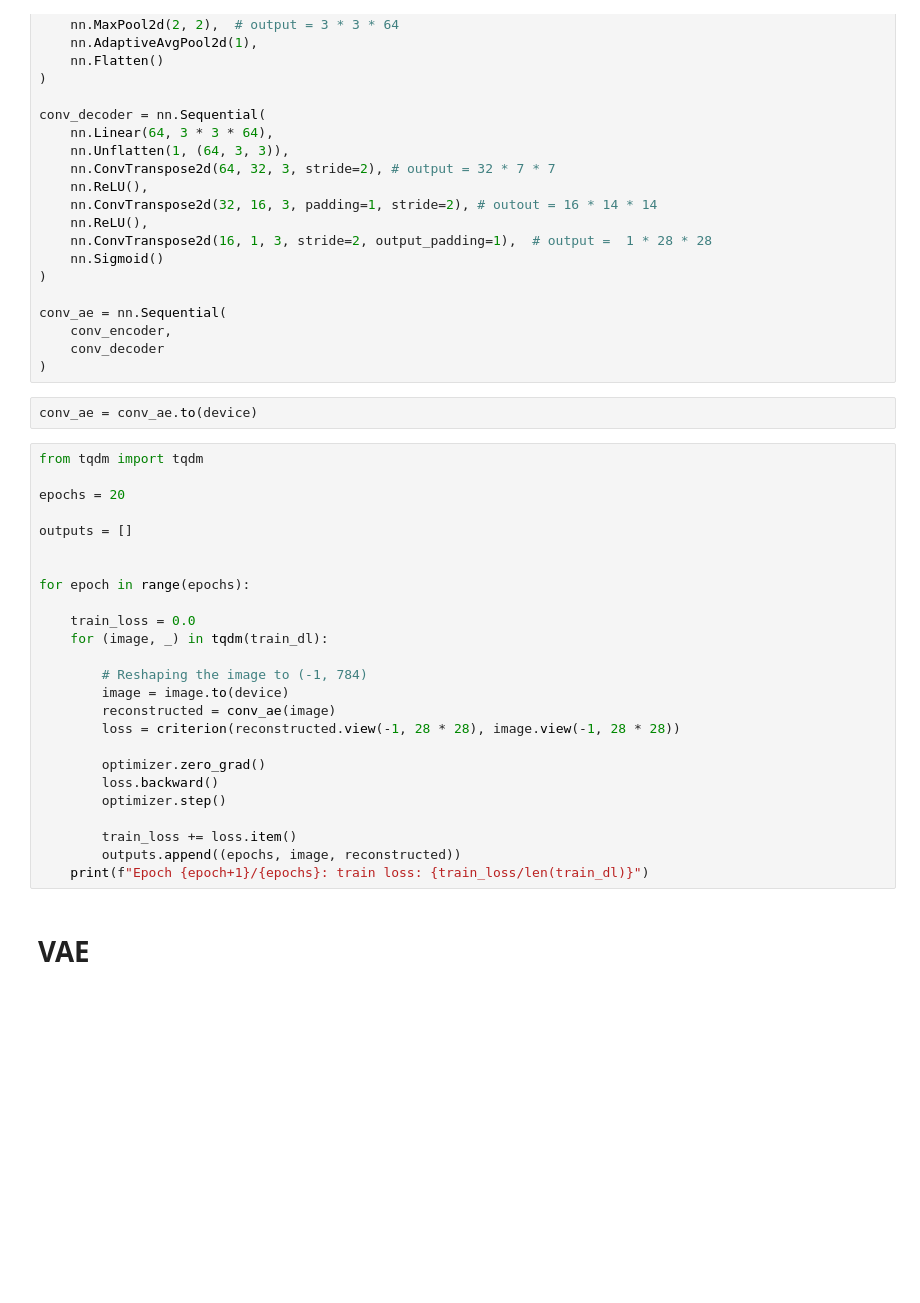
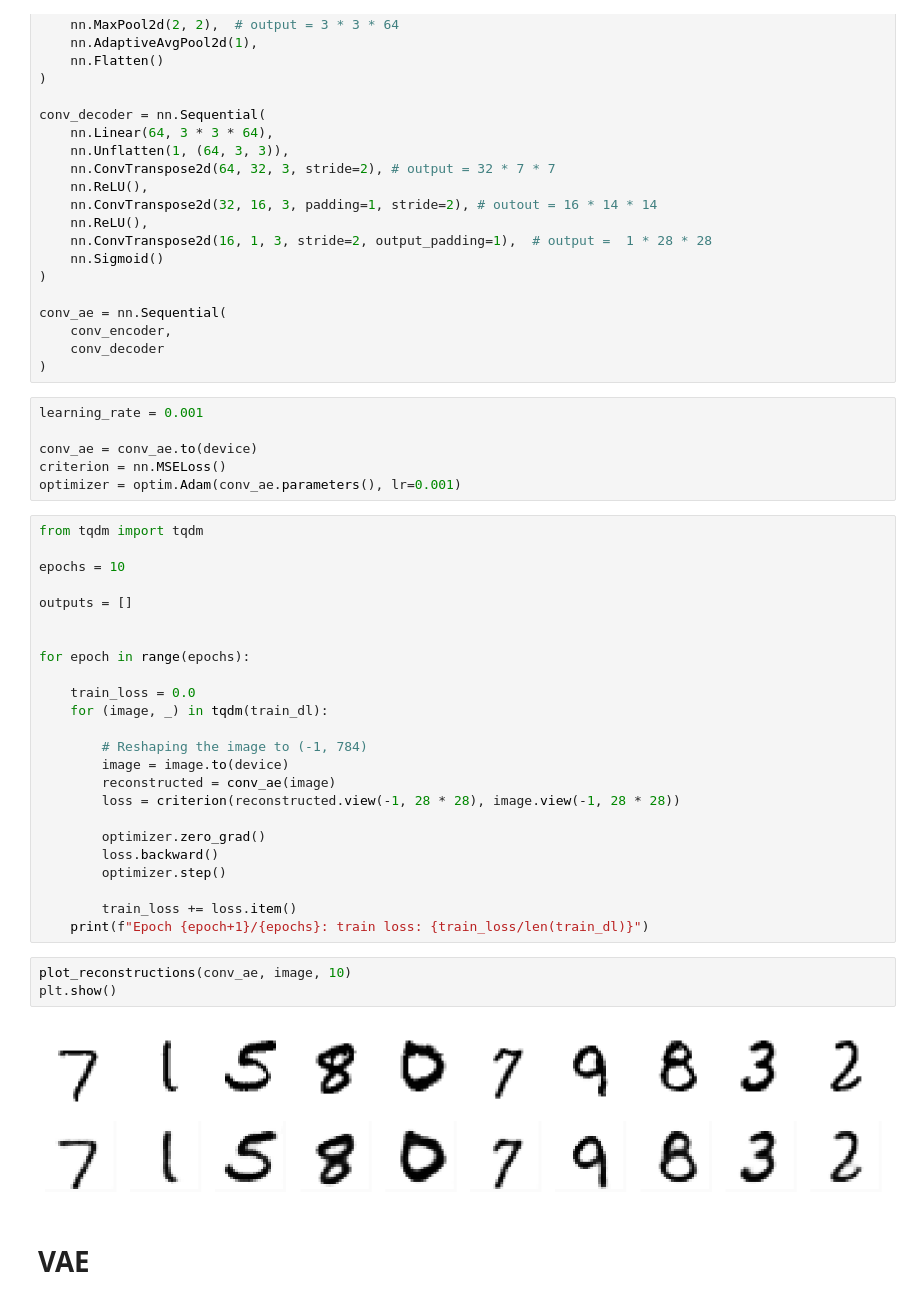
Before and after one commit to Teghfo/deeplearning-bootcamp-pytorch, a Jupyter notebook: notebooks/11-AutoEncoder.ipynb, the cells around one changed output. Drawn from its saved outputs; the diff is of its cells as text; blank space fills up the shorter version.

```diff
--- a/notebooks/11-AutoEncoder.ipynb
+++ b/notebooks/11-AutoEncoder.ipynb
@@ -159,12 +282,16 @@ conv_ae = nn.Sequential(
     conv_encoder,
     conv_decoder
 )
-# %%
-conv_ae = conv_ae.to(device)
+# %%
+learning_rate = 0.001
+
+conv_ae = conv_ae.to(device)
+criterion = nn.MSELoss()
+optimizer = optim.Adam(conv_ae.parameters(), lr=0.001)
 # %%
 from tqdm import tqdm
 
-epochs = 20
+epochs = 10
 
 outputs = []
 
@@ -184,8 +311,12 @@ for epoch in range(epochs):
         optimizer.step()
 
         train_loss += loss.item()
-        outputs.append((epochs, image, reconstructed))
     print(f"Epoch {epoch+1}/{epochs}: train loss: {train_loss/len(train_dl)}")
+# %%
+plot_reconstructions(conv_ae, image, 10)
+plt.show()
+# %% [output]
+[figure, added]
 # %% [markdown]
 # VAE
 # %%
```
Also changed, not shown: parts of 22 cells of this notebook.
